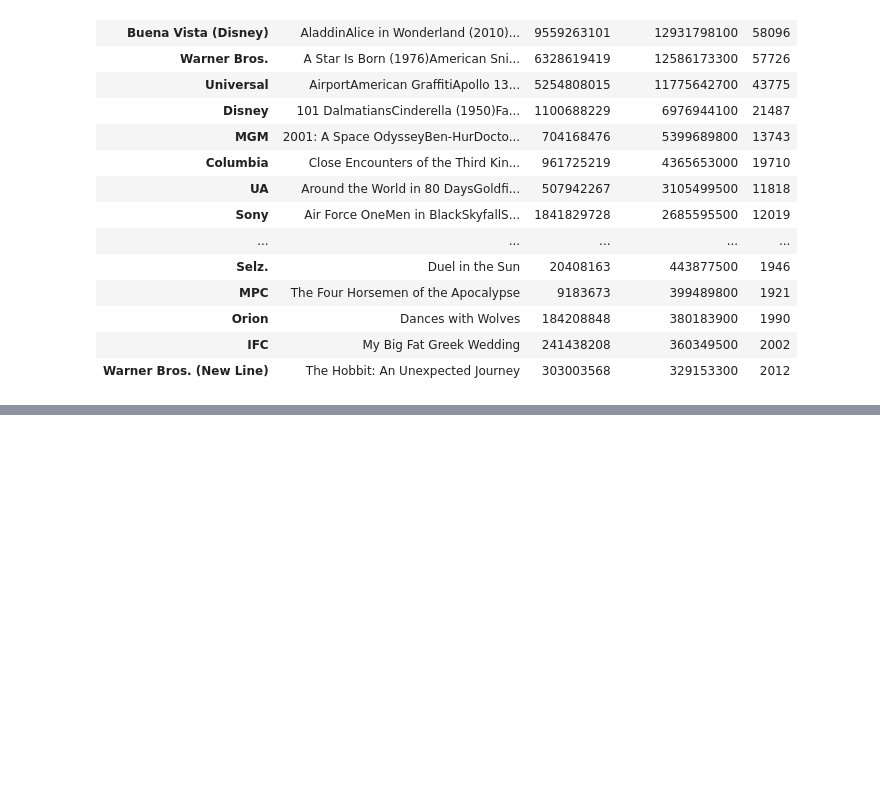
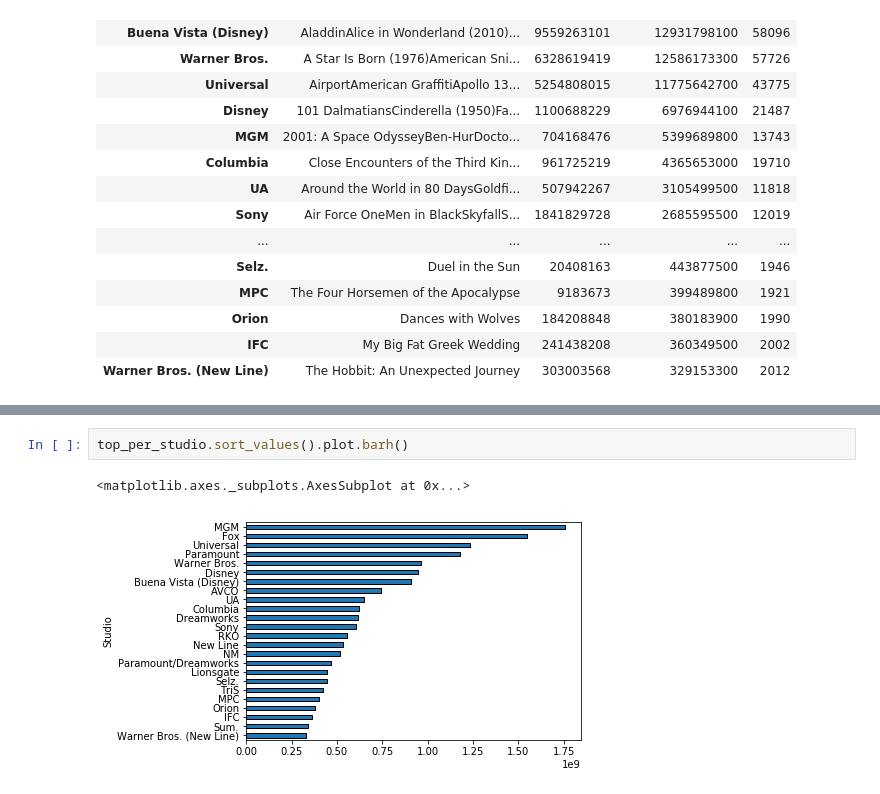
Before and after one commit to SYYoung/Berkeley, a Jupyter notebook: Computational thinking with Python/Week 1/Note1.ipynb, the cells around one changed output, grey strips where cells are left out. Drawn from its saved outputs; the diff is of its cells as text; blank space fills up the shorter version.

```diff
--- a/Computational thinking with Python/Week 1/Note1.ipynb
+++ b/Computational thinking with Python/Week 1/Note1.ipynb
@@ -231,0 +243,5 @@ help(movies.sort_values)
+# %%
+top_per_studio.sort_values().plot.barh()
+# %% [output]
+<matplotlib.axes._subplots.AxesSubplot at 0x...>
+[figure, added]
```
Also changed, not shown: parts of 20 cells of this notebook.
